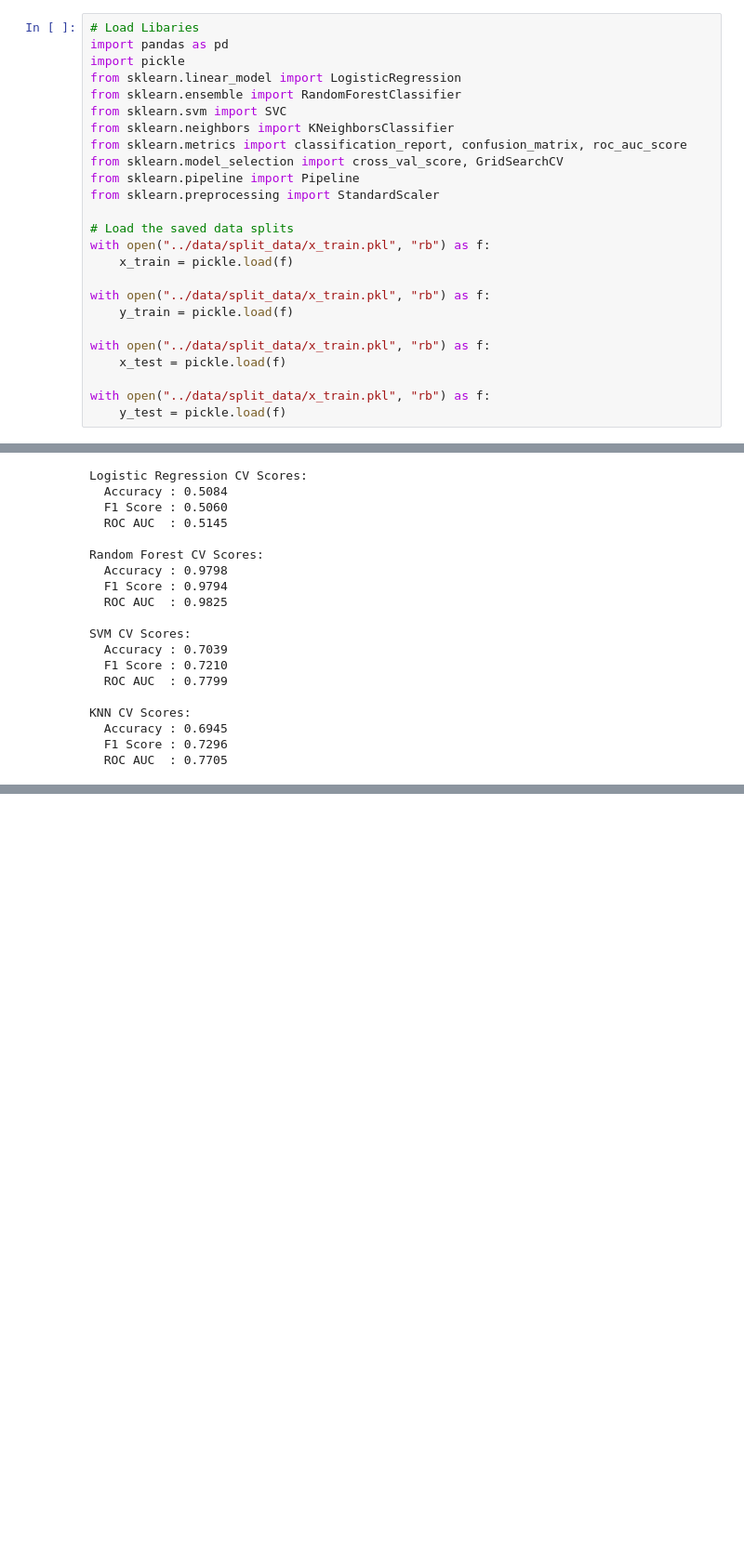
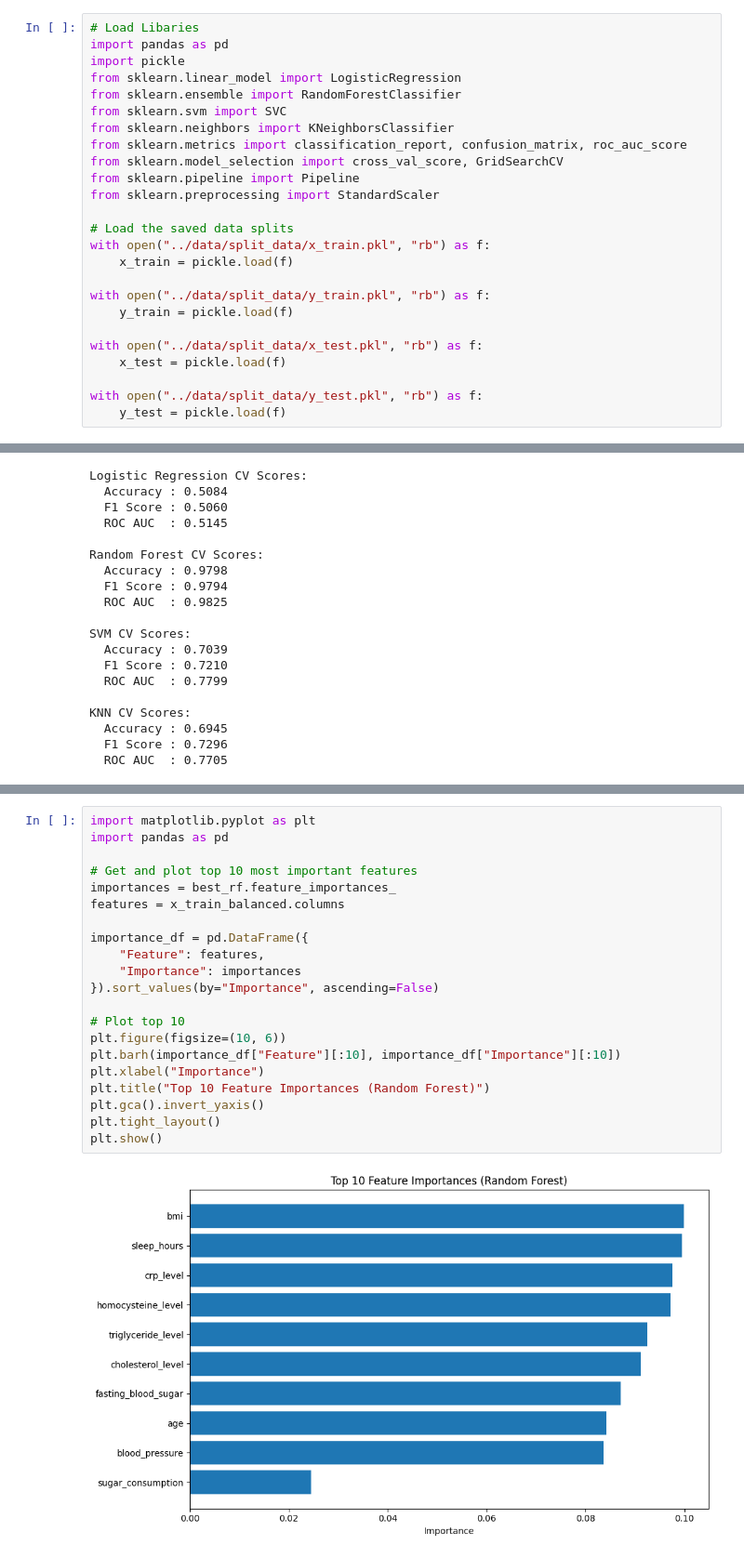
Before and after one commit to Markus8888888/heart-disease-prediction, a Jupyter notebook: notebooks/3_modeling.ipynb, the cells around one changed output, grey strips where cells are left out. Shown at 93% size. Saved outputs shown, nothing was run; the diff lists cells and outputs as text; blank space fills up the shorter version.

Commit message:
hypertuning and feature importance for random forest model

```diff
--- a/notebooks/3_modeling.ipynb
+++ b/notebooks/3_modeling.ipynb
@@ -18,13 +18,13 @@ from sklearn.preprocessing import StandardScaler
 with open("../data/split_data/x_train.pkl", "rb") as f:
     x_train = pickle.load(f)
 
-with open("../data/split_data/x_train.pkl", "rb") as f:
+with open("../data/split_data/y_train.pkl", "rb") as f:
     y_train = pickle.load(f)
 
-with open("../data/split_data/x_train.pkl", "rb") as f:
+with open("../data/split_data/x_test.pkl", "rb") as f:
     x_test = pickle.load(f)
 
-with open("../data/split_data/x_train.pkl", "rb") as f:
+with open("../data/split_data/y_test.pkl", "rb") as f:
     y_test = pickle.load(f)
 # %% [markdown]
 ---
@@ -206,0 +190,23 @@ Test ROC AUC Score: 0.4991
+# %%
+import matplotlib.pyplot as plt
+import pandas as pd
+
+# Get and plot top 10 most important features
+importances = best_rf.feature_importances_
+features = x_train_balanced.columns
+
+importance_df = pd.DataFrame({
+    "Feature": features,
+    "Importance": importances
+}).sort_values(by="Importance", ascending=False)
+
+# Plot top 10
+plt.figure(figsize=(10, 6))
+plt.barh(importance_df["Feature"][:10], importance_df["Importance"][:10])
+plt.xlabel("Importance")
+plt.title("Top 10 Feature Importances (Random Forest)")
+plt.gca().invert_yaxis()
+plt.tight_layout()
+plt.show()
+# %% [output]
+[figure, added]
```
Also changed, not shown: parts of 4 cells of this notebook, 2 other files.
